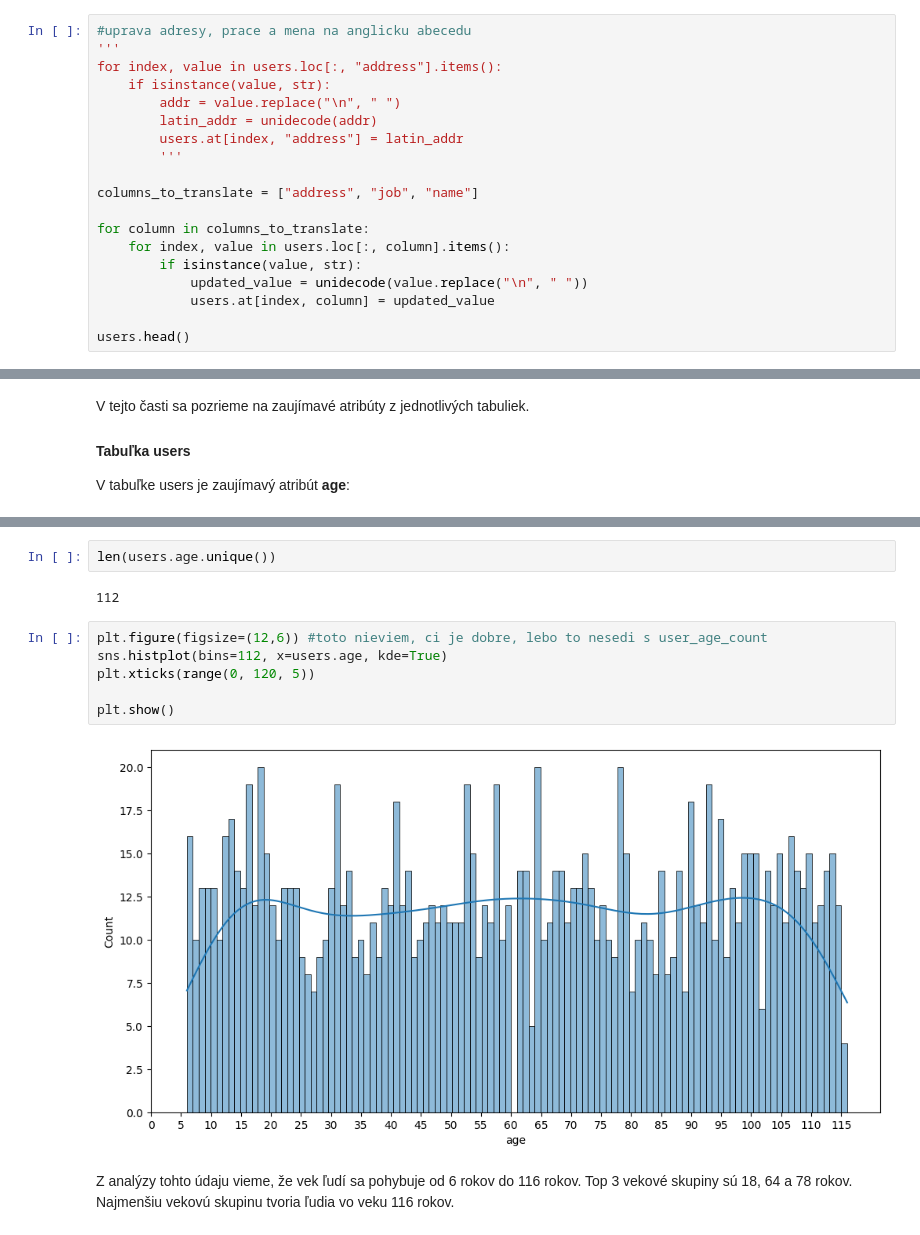
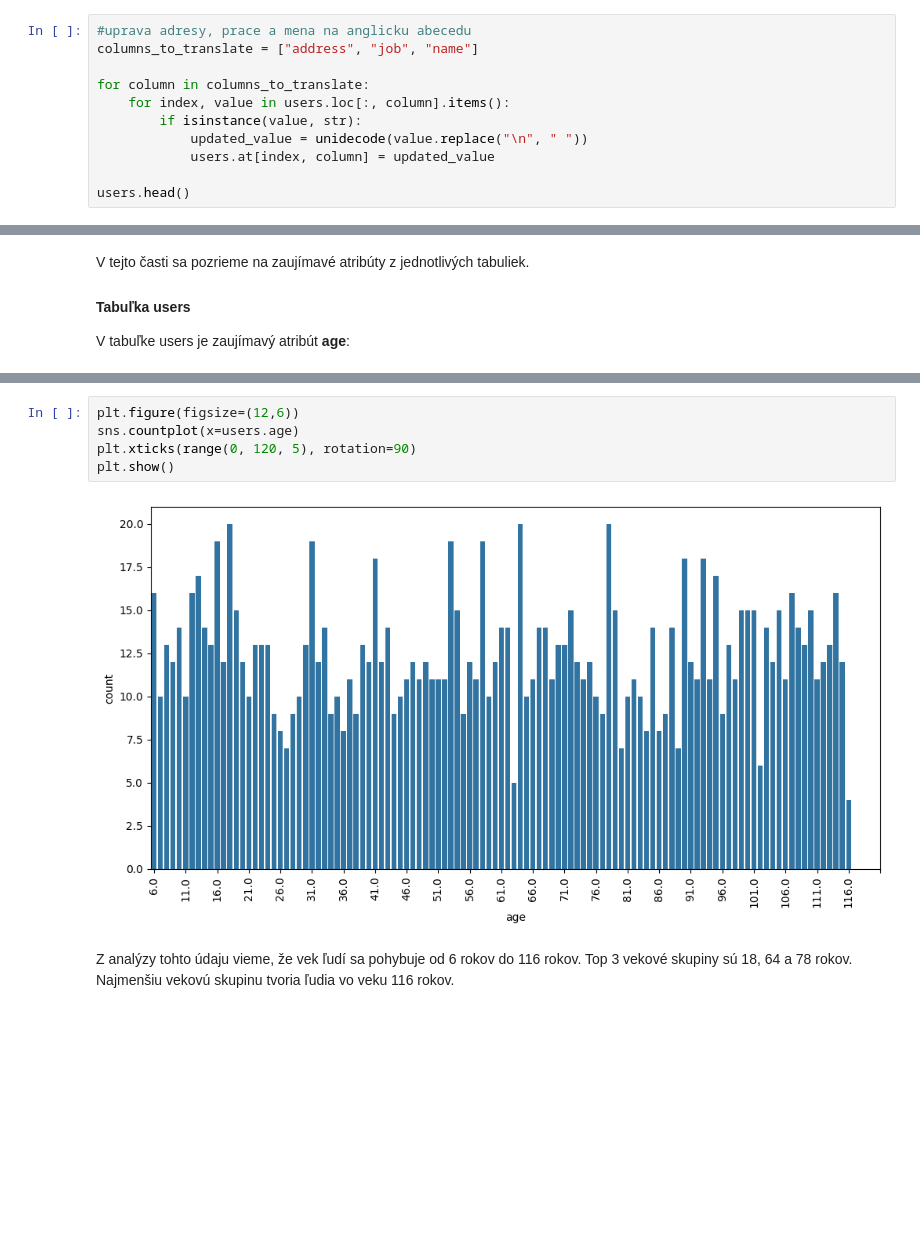
Before and after one commit to JakubGruber90/IAU_project, a Jupyter notebook: faza_1_new.ipynb, the cells around one changed output, grey strips where cells are left out. Drawn from its saved outputs; the diff is of its cells as text; blank space fills up the shorter version.

```diff
--- a/faza_1_new.ipynb
+++ b/faza_1_new.ipynb
@@ -253,14 +242,6 @@ users['race'] = users['race'].astype(str).replace("nan", np.nan)
 Prepísanie stringov z users do znakov anglickej abecedy
 # %%
 #uprava adresy, prace a mena na anglicku abecedu
-'''
-for index, value in users.loc[:, "address"].items():
-    if isinstance(value, str):
-        addr = value.replace("\n", " ")
-        latin_addr = unidecode(addr)
-        users.at[index, "address"] = latin_addr
-        '''
-
 columns_to_translate = ["address", "job", "name"]
 
 for column in columns_to_translate:
@@ -395,15 +362,10 @@ array([ 42.,  13.,  66.,  62.,  nan,  68.,  11.,  49.,  18.,  73.,  28.,
-# %%
-len(users.age.unique())
-# %% [output]
-112
 # %%
-plt.figure(figsize=(12,6)) #toto nieviem, ci je dobre, lebo to nesedi s user_age_count
-sns.histplot(bins=112, x=users.age, kde=True)
-plt.xticks(range(0, 120, 5))
-
+plt.figure(figsize=(12,6))
+sns.countplot(x=users.age)
+plt.xticks(range(0, 120, 5), rotation=90)
 plt.show()
 # %% [output]
-[figure, old version]
+[figure, new version]
 # %% [markdown]
 Z analýzy tohto údaju vieme, že vek ľudí sa pohybuje od 6 rokov do 116 rokov. Top 3 vekové skupiny sú 18, 64 a 78 rokov. Najmenšiu vekovú skupinu tvoria ľudia vo veku 116 rokov.
 # %%
```
Also changed, not shown: parts of 25 cells of this notebook.
